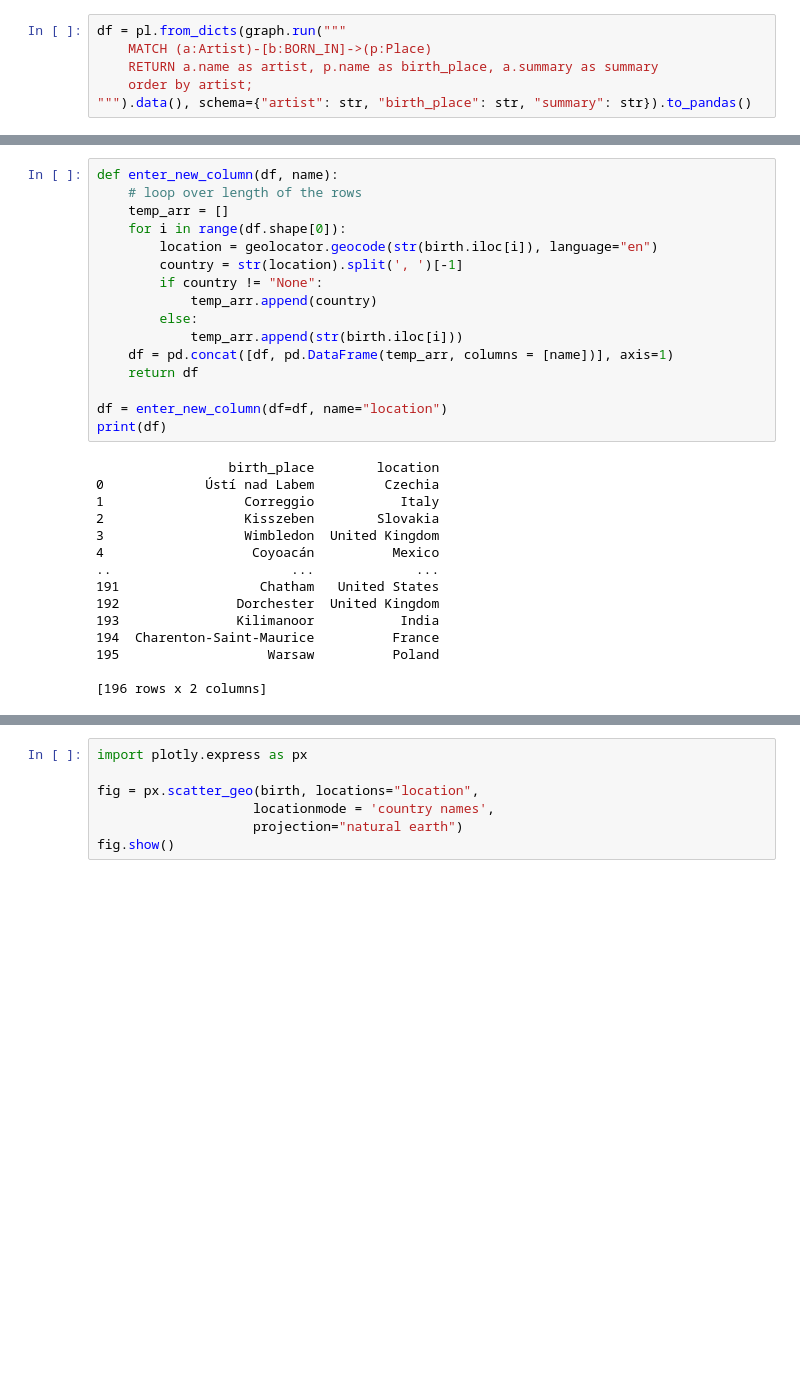
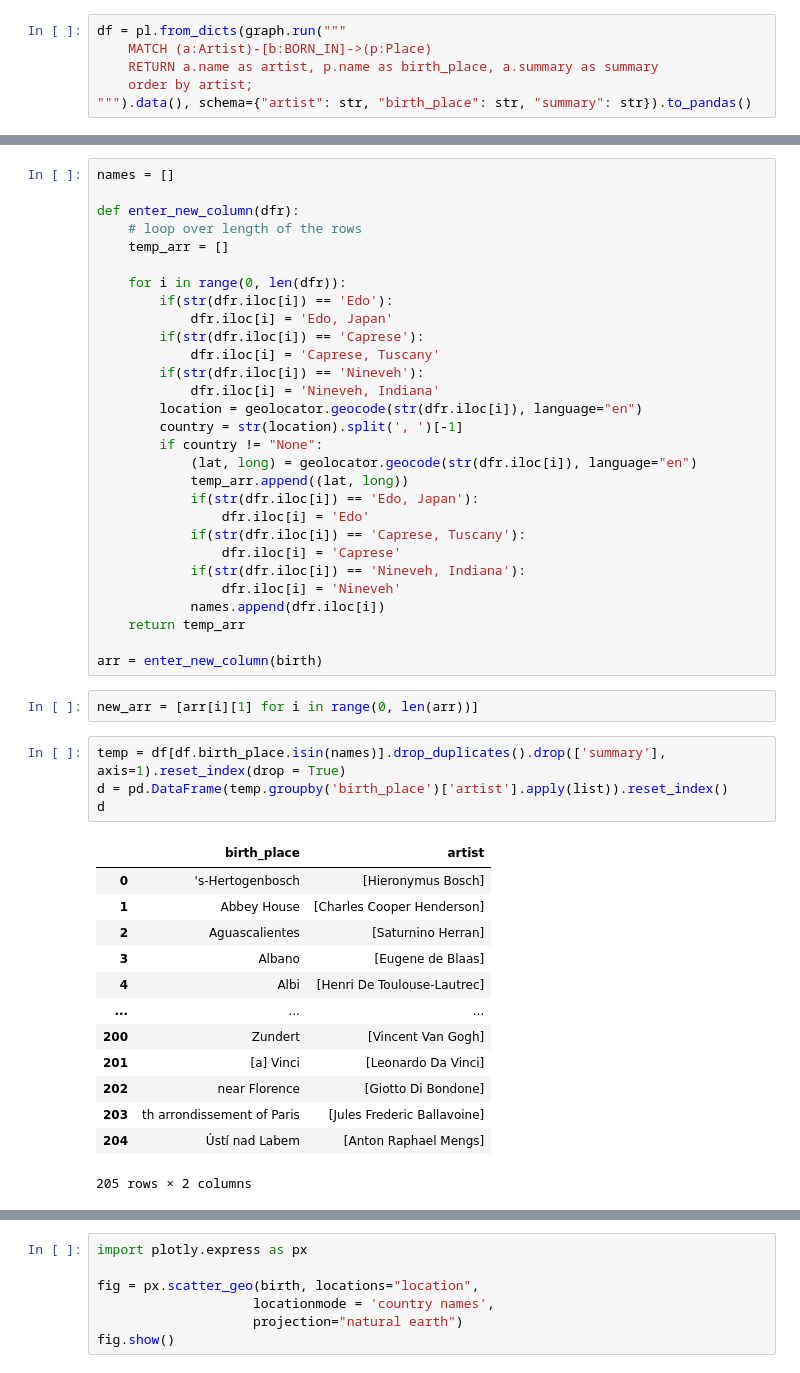
Before and after one commit to jcierocki/datathon-kul-voodoo-boyz, a Jupyter notebook: notebooks/data_artists.ipynb, the cells around one changed output, grey strips where cells are left out. Saved outputs shown, nothing was run; the diff lists cells and outputs as text; blank space fills up the shorter version.

```diff
--- a/notebooks/data_artists.ipynb
+++ b/notebooks/data_artists.ipynb
@@ -34,31 +60,49 @@ birth = df['birth_place'].unique().to_pandas()
-# %%
-def enter_new_column(df, name):
-    # loop over length of the rows
-    temp_arr = []
-    for i in range(df.shape[0]):
-        location = geolocator.geocode(str(birth.iloc[i]), language="en")
-        country = str(location).split(', ')[-1]
-        if country != "None":
-            temp_arr.append(country)
-        else:
-            temp_arr.append(str(birth.iloc[i]))
-    df = pd.concat([df, pd.DataFrame(temp_arr, columns = [name])], axis=1)
-    return df
-
-df = enter_new_column(df=df, name="location")
-print(df)
-# %% [output]
-                 birth_place        location
-0             Ústí nad Labem         Czechia
-1                  Correggio           Italy
-2                  Kisszeben        Slovakia
-3                  Wimbledon  United Kingdom
-4                   Coyoacán          Mexico
-..                       ...             ...
-191                  Chatham   United States
-192               Dorchester  United Kingdom
-193               Kilimanoor           India
-194  Charenton-Saint-Maurice          France
-195                   Warsaw          Poland
-
-[196 rows x 2 columns]
+# %%
+names = []
+
+def enter_new_column(dfr):
+    # loop over length of the rows
+    temp_arr = []
+
+    for i in range(0, len(dfr)):
+        if(str(dfr.iloc[i]) == 'Edo'):
+            dfr.iloc[i] = 'Edo, Japan'
+        if(str(dfr.iloc[i]) == 'Caprese'):
+            dfr.iloc[i] = 'Caprese, Tuscany'
+        if(str(dfr.iloc[i]) == 'Nineveh'):
+            dfr.iloc[i] = 'Nineveh, Indiana'
+        location = geolocator.geocode(str(dfr.iloc[i]), language="en")
+        country = str(location).split(', ')[-1]
+        if country != "None":
+            (lat, long) = geolocator.geocode(str(dfr.iloc[i]), language="en")
+            temp_arr.append((lat, long))
+            if(str(dfr.iloc[i]) == 'Edo, Japan'):
+                dfr.iloc[i] = 'Edo'
+            if(str(dfr.iloc[i]) == 'Caprese, Tuscany'):
+                dfr.iloc[i] = 'Caprese'
+            if(str(dfr.iloc[i]) == 'Nineveh, Indiana'):
+                dfr.iloc[i] = 'Nineveh'
+            names.append(dfr.iloc[i])
+    return temp_arr
+
+arr = enter_new_column(birth)
+# %%
+new_arr = [arr[i][1] for i in range(0, len(arr))]
+# %%
+temp = df[df.birth_place.isin(names)].drop_duplicates().drop(['summary'], axis=1).reset_index(drop = True)
+d = pd.DataFrame(temp.groupby('birth_place')['artist'].apply(list)).reset_index()
+d
+# %% [output]
+|  | birth_place | artist |
+| 0 | 's-Hertogenbosch | [Hieronymus Bosch] |
+| 1 | Abbey House | [Charles Cooper Henderson] |
+| 2 | Aguascalientes | [Saturnino Herran] |
+| 3 | Albano | [Eugene de Blaas] |
+| 4 | Albi | [Henri De Toulouse-Lautrec] |
+| ... | ... | ... |
+| 200 | Zundert | [Vincent Van Gogh] |
+| 201 | [a] Vinci | [Leonardo Da Vinci] |
+| 202 | near Florence | [Giotto Di Bondone] |
+| 203 | th arrondissement of Paris | [Jules Frederic Ballavoine] |
+| 204 | Ústí nad Labem | [Anton Raphael Mengs] |
+205 rows × 2 columns
```
Also changed, not shown: parts of 14 cells of this notebook, 4 other files.
